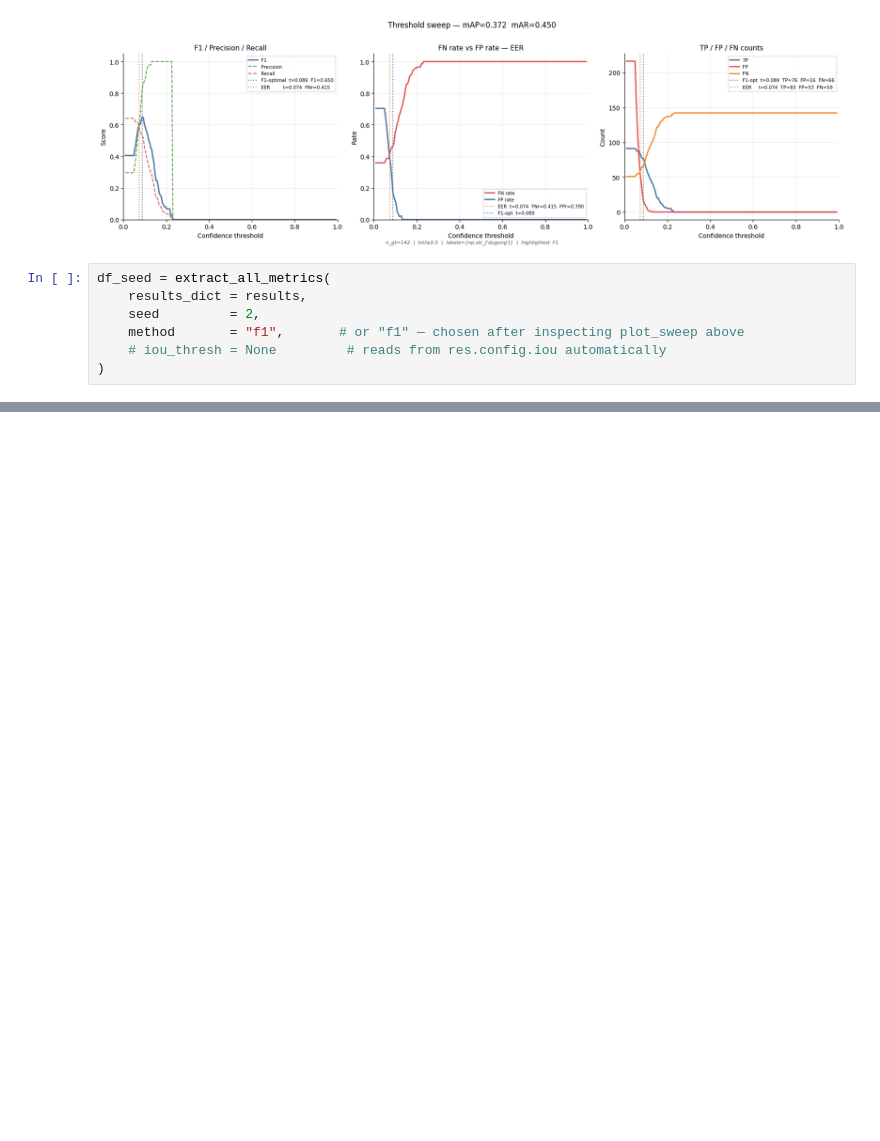
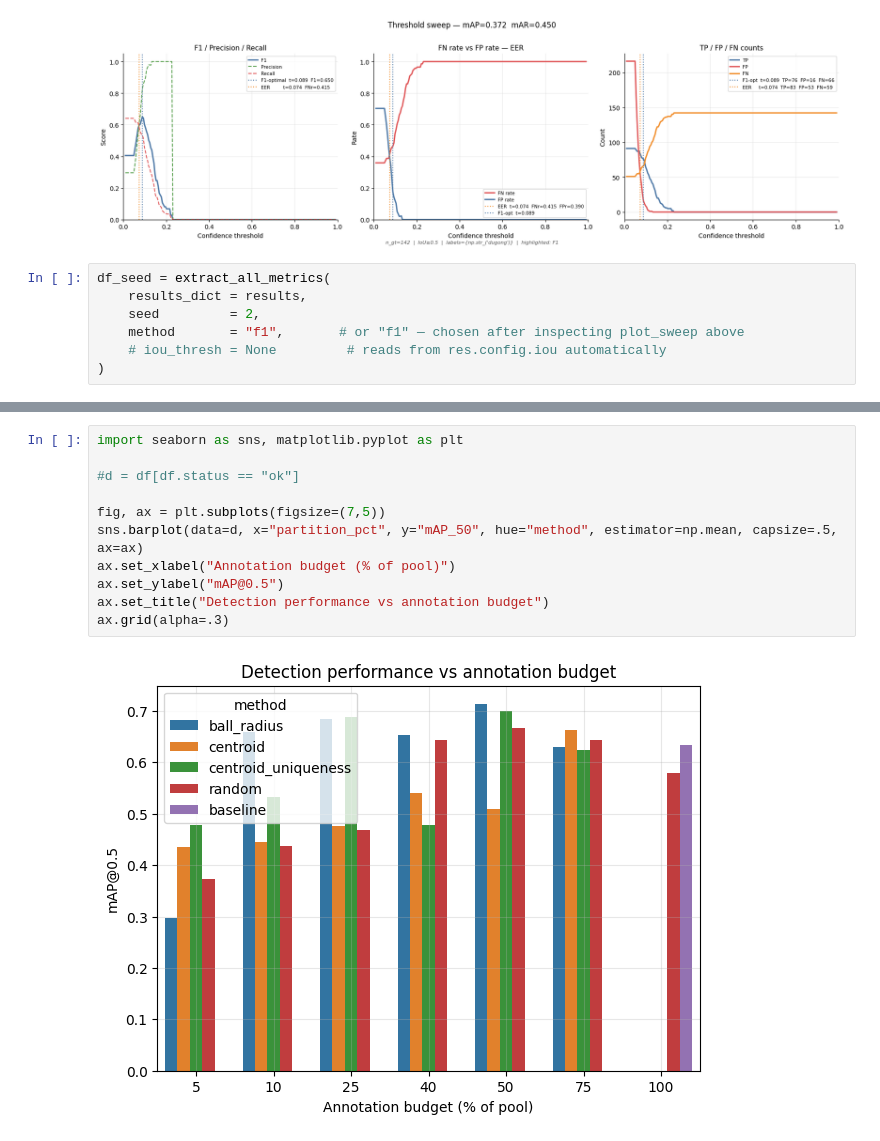
Before and after one commit to emanuel-gf/Dugongs_IRISA-MARBEC-LIRMM, a Jupyter notebook: chapter3/evaluation.ipynb, the cells around one changed output, grey strips where cells are left out. Drawn from its saved outputs; the diff is of its cells as text; blank space fills up the shorter version.

```diff
--- a/chapter3/evaluation.ipynb
+++ b/chapter3/evaluation.ipynb
@@ -414,0 +1480,13 @@ df_seed = extract_all_metrics(
+# %%
+import seaborn as sns, matplotlib.pyplot as plt
+
+#d = df[df.status == "ok"]
+
+fig, ax = plt.subplots(figsize=(7,5))
+sns.barplot(data=d, x="partition_pct", y="mAP_50", hue="method", estimator=np.mean, capsize=.5, ax=ax)
+ax.set_xlabel("Annotation budget (% of pool)")
+ax.set_ylabel("mAP@0.5")
+ax.set_title("Detection performance vs annotation budget")
+ax.grid(alpha=.3)
+# %% [output]
+[figure, added]
```
Also changed, not shown: parts of 43 cells of this notebook, 1 other file.
